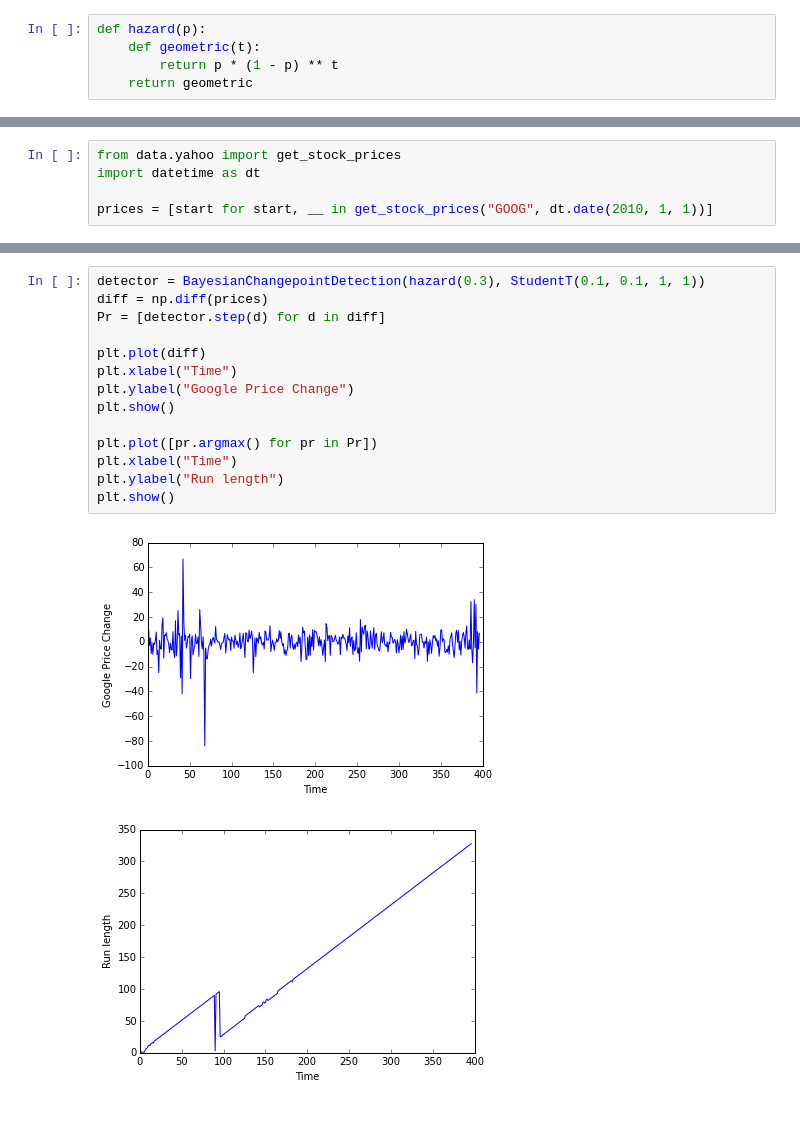
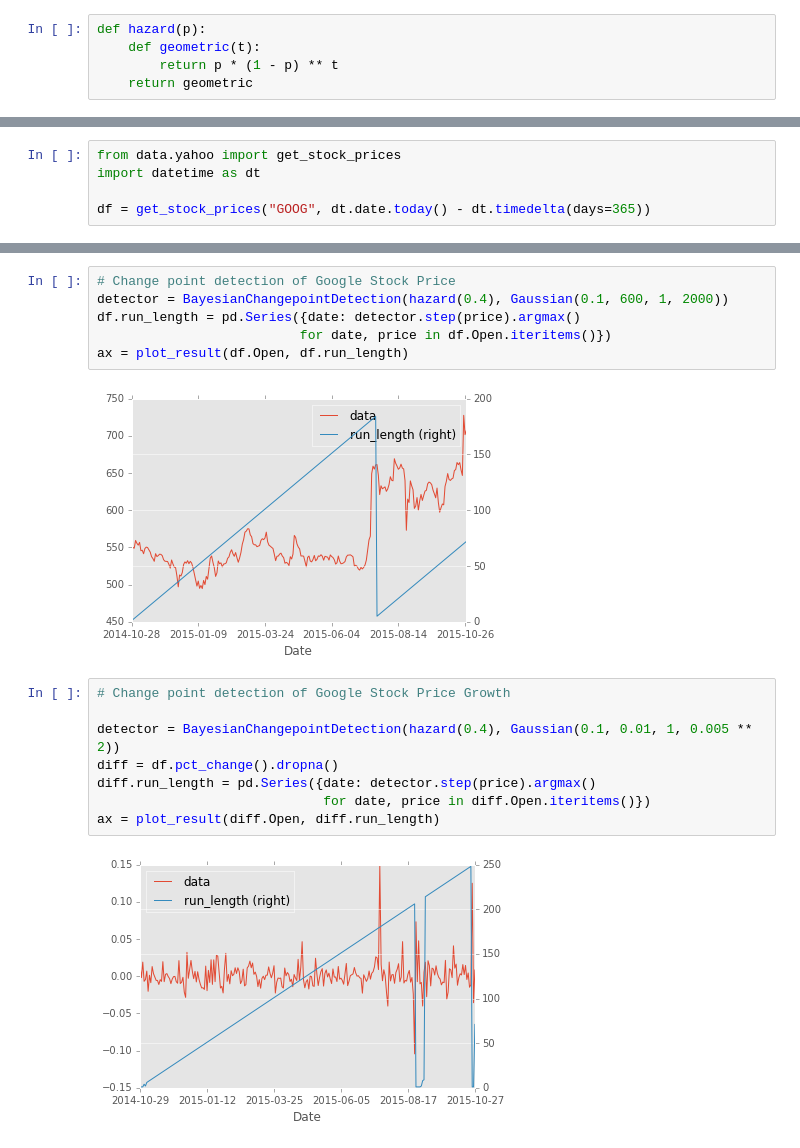
Before and after one commit to concord/ml, a Jupyter notebook: notebooks/Bayesian Changepoint Detection.ipynb, the cells around one changed output, grey strips where cells are left out. Drawn from its saved outputs; the diff is of its cells as text; blank space fills up the shorter version.

```diff
--- a/notebooks/Bayesian Changepoint Detection.ipynb
+++ b/notebooks/Bayesian Changepoint Detection.ipynb
@@ -43,4 +65,4 @@ plt.show()
 from data.yahoo import get_stock_prices
 import datetime as dt
 
-prices = [start for start, __ in get_stock_prices("GOOG", dt.date(2010, 1, 1))]
+df = get_stock_prices("GOOG", dt.date.today() - dt.timedelta(days=365))
@@ -63,17 +69,18 @@ plt.show()
-# %%
-detector = BayesianChangepointDetection(hazard(0.3), StudentT(0.1, 0.1, 1, 1))
-diff = np.diff(prices)
-Pr = [detector.step(d) for d in diff]
-
-plt.plot(diff)
-plt.xlabel("Time")
-plt.ylabel("Google Price Change")
-plt.show()
-
-plt.plot([pr.argmax() for pr in Pr])
-plt.xlabel("Time")
-plt.ylabel("Run length")
-plt.show()
-# %% [output]
-[figure, removed]
-[figure, removed]
+# %%
+# Change point detection of Google Stock Price
+detector = BayesianChangepointDetection(hazard(0.4), Gaussian(0.1, 600, 1, 2000))
+df.run_length = pd.Series({date: detector.step(price).argmax()
+                          for date, price in df.Open.iteritems()})
+ax = plot_result(df.Open, df.run_length)
+# %% [output]
+[figure, added]
+# %%
+# Change point detection of Google Stock Price Growth
+
+detector = BayesianChangepointDetection(hazard(0.4), Gaussian(0.1, 0.01, 1, 0.005 ** 2))
+diff = df.pct_change().dropna()
+diff.run_length = pd.Series({date: detector.step(price).argmax()
+                             for date, price in diff.Open.iteritems()})
+ax = plot_result(diff.Open, diff.run_length)
+# %% [output]
+[figure, added]
```
Also changed, not shown: parts of 6 cells of this notebook, 1 other file.
